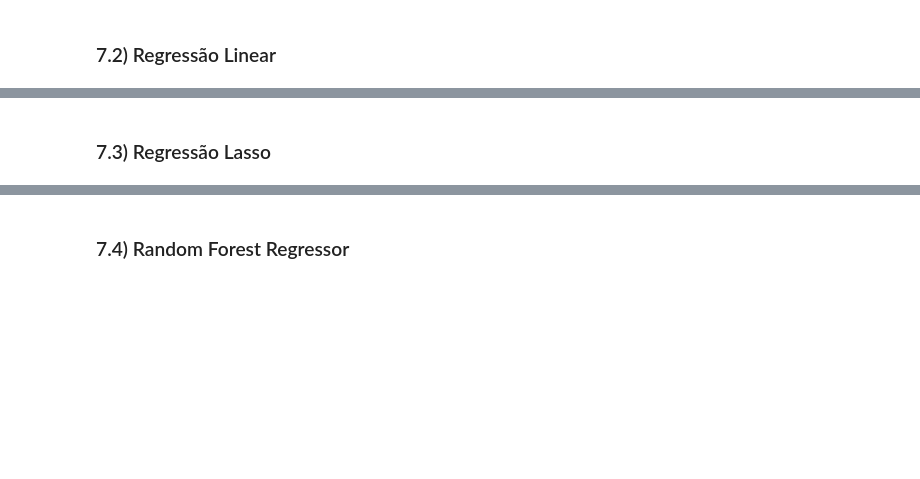
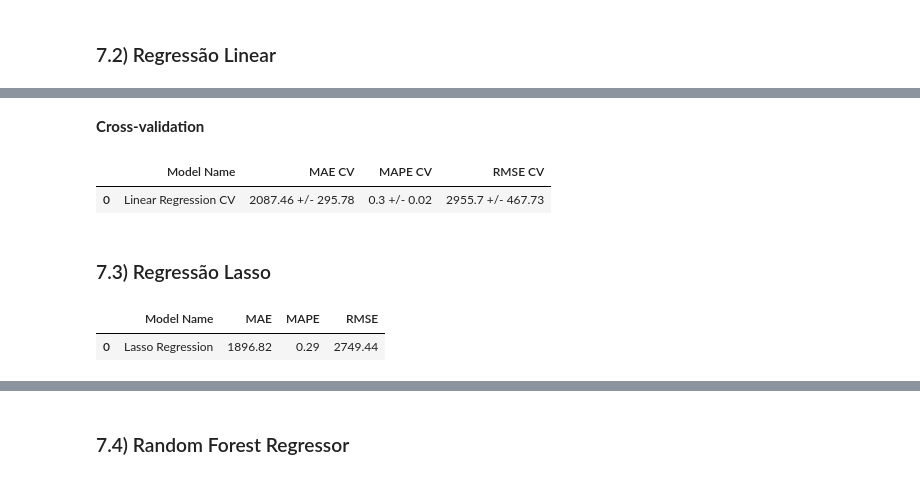
Before and after one commit to GustavoBarros11/rossmann_sales_forecast, a Jupyter notebook: reproducao.ipynb, the cells around one changed output, grey strips where cells are left out. Saved outputs shown, nothing was run; the diff lists cells and outputs as text; code cells hidden in the pictures; blank space fills up the shorter version.

```diff
--- a/reproducao.ipynb
+++ b/reproducao.ipynb
@@ -457,2 +541,22 @@ x_training = X_train[ cols_selected_boruta_full ]
+# %% [markdown]
+**Cross-validation**
+# %%
+lr_results_cv = cross_validation(x_training, 5, 'Linear Regression - CV', lr, verbose=False)
+lr_results_cv
+# %% [output]
+|  | Model Name | MAE CV | MAPE CV | RMSE CV |
+| 0 | Linear Regression CV | 2087.46 +/- 295.78 | 0.3 +/- 0.02 | 2955.7 +/- 467.73 |
 # %% [markdown]
 ### 7.3) Regressão Lasso
+# %%
+lasso = Lasso(alpha=0.01).fit(x_train, y_train)
+
+# prediction
+yhat_lasso = lasso.predict(x_test)
+
+# results
+lasso_results = ml_error('Lasso Regression', np.expm1(y_test), np.expm1(yhat_lasso))
+lasso_results
+# %% [output]
+|  | Model Name | MAE | MAPE | RMSE |
+| 0 | Lasso Regression | 1896.82 | 0.29 | 2749.44 |
```
Also changed, not shown: parts of 15 cells of this notebook, 2 other files.
